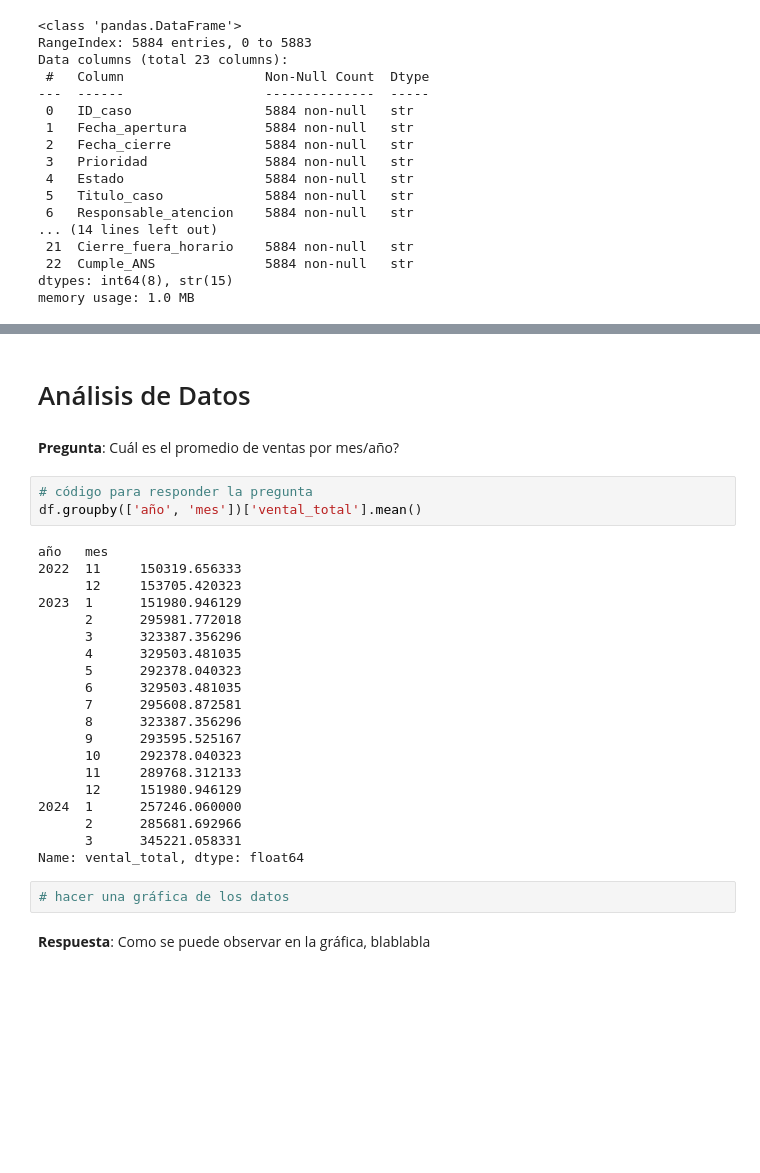
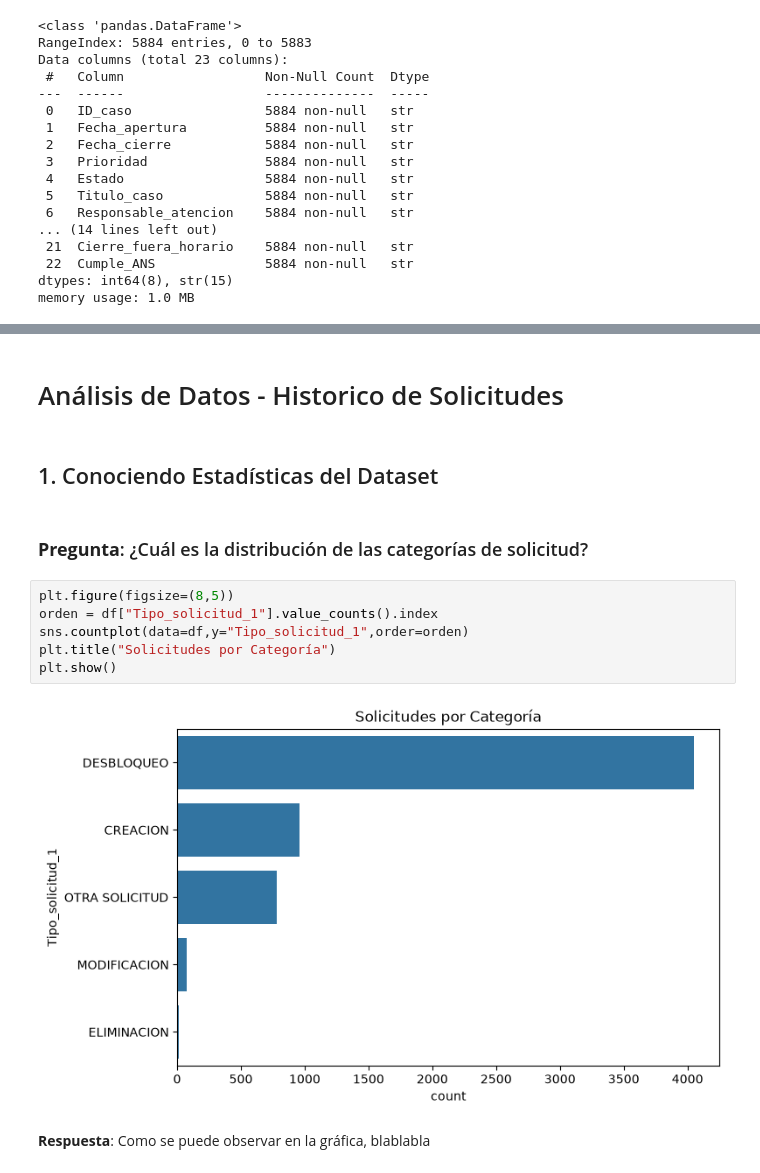
Before and after one commit to DiazJSC/AccesClean_proyecto, a Jupyter notebook: src/03_EDA.ipynb, the cells around one changed output, grey strips where cells are left out. Cells and saved outputs as stored; diff of their text form; blank space fills up the shorter version.

```diff
--- a/src/03_EDA.ipynb
+++ b/src/03_EDA.ipynb
@@ -78,32 +94,17 @@ AttributeError: 'DataFrame' object has no attribute 'vental_total'
 # %% [markdown]
-# Análisis de Datos
+# Análisis de Datos - Historico de Solicitudes
+# %% [markdown]
+## 1. Conociendo Estadísticas del Dataset
 # %% [markdown]
-**Pregunta**: Cuál es el promedio de ventas por mes/año?
+### **Pregunta**: ¿Cuál es la distribución de las categorías de solicitud?
 # %%
-# código para responder la pregunta
-df.groupby(['año', 'mes'])['vental_total'].mean()
+plt.figure(figsize=(8,5))
+orden = df["Tipo_solicitud_1"].value_counts().index
+sns.countplot(data=df,y="Tipo_solicitud_1",order=orden)
+plt.title("Solicitudes por Categoría")
+plt.show()
 # %% [output]
-año   mes
-2022  11     150319.656333
-      12     153705.420323
-2023  1      151980.946129
-      2      295981.772018
-      3      323387.356296
-      4      329503.481035
-      5      292378.040323
-      6      329503.481035
-      7      295608.872581
-      8      323387.356296
-      9      293595.525167
-      10     292378.040323
-      11     289768.312133
-      12     151980.946129
-2024  1      257246.060000
-      2      285681.692966
-      3      345221.058331
-Name: vental_total, dtype: float64
+[figure, added]
-# %%
-# hacer una gráfica de los datos
 # %% [markdown]
 **Respuesta**: Como se puede observar en la gráfica, blablabla
 # %% [markdown]
```
Also changed, not shown: parts of 16 cells of this notebook, 1 other file.
